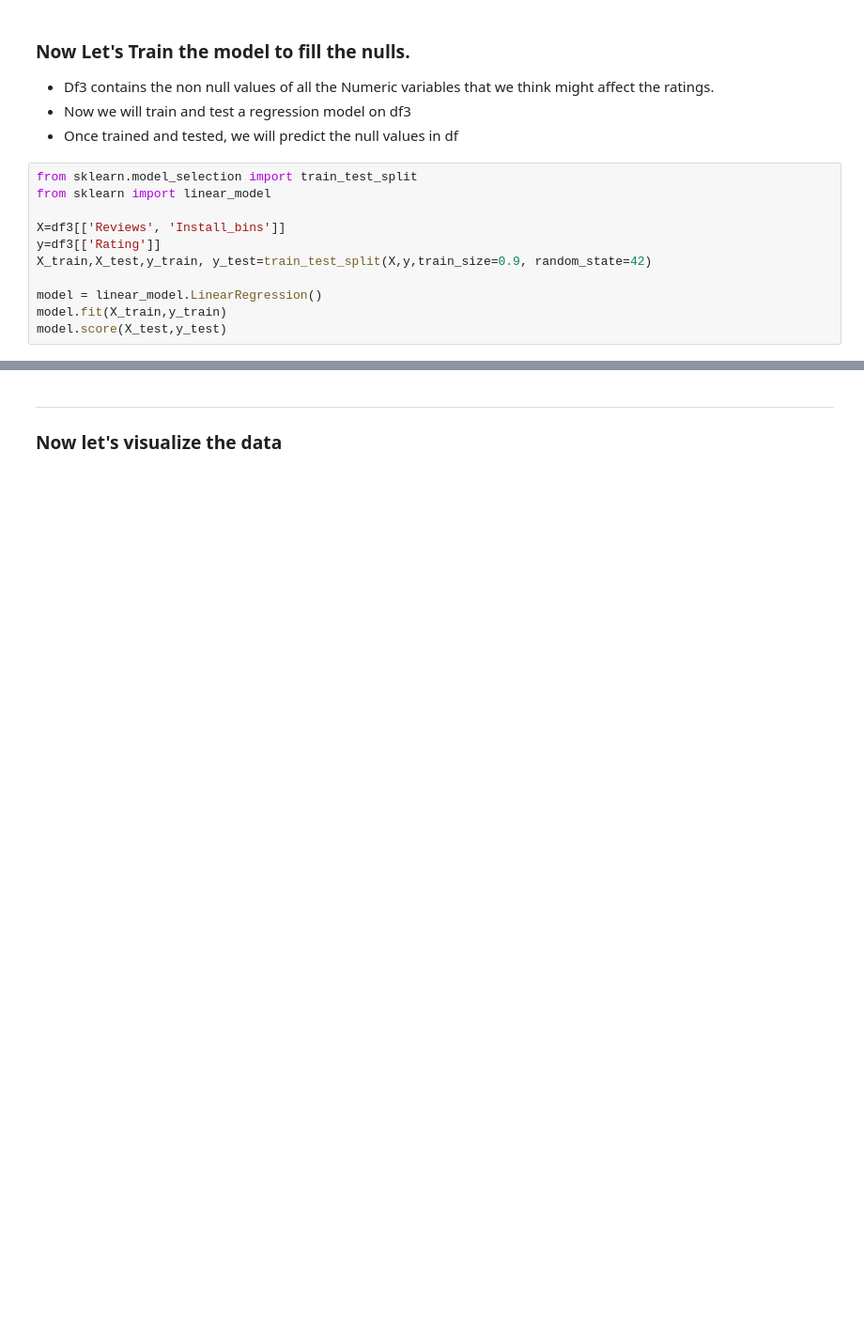
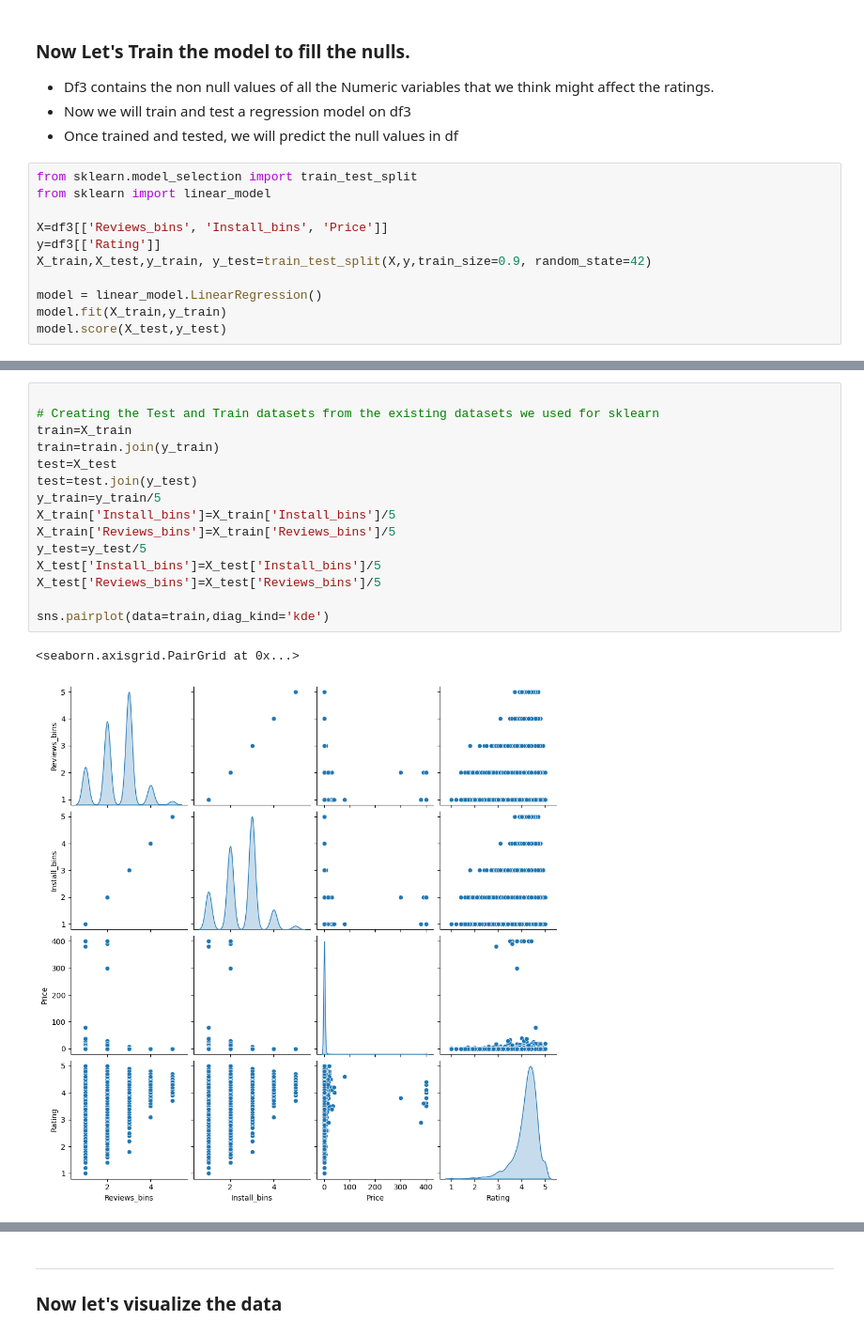
Before and after one commit to snajeebz/GoogleAppStoreDA, a Jupyter notebook: notebook1a804bb997.ipynb, the cells around one changed output, grey strips where cells are left out. Shown at 94% size. Saved outputs shown, nothing was run; the diff lists cells and outputs as text; blank space fills up the shorter version.

```diff
--- a/notebook1a804bb997.ipynb
+++ b/notebook1a804bb997.ipynb
@@ -377,7 +402,7 @@ df3.corr()
 from sklearn.model_selection import train_test_split
 from sklearn import linear_model
 
-X=df3[['Reviews', 'Install_bins']]
+X=df3[['Reviews_bins', 'Install_bins', 'Price']]
 y=df3[['Rating']]
 X_train,X_test,y_train, y_test=train_test_split(X,y,train_size=0.9, random_state=42)
 
@@ -390,0 +423,18 @@ model.score(X_test,y_test)
+# %%
+
+# Creating the Test and Train datasets from the existing datasets we used for sklearn
+train=X_train
+train=train.join(y_train)
+test=X_test
+test=test.join(y_test)
+y_train=y_train/5
+X_train['Install_bins']=X_train['Install_bins']/5
+X_train['Reviews_bins']=X_train['Reviews_bins']/5
+y_test=y_test/5
+X_test['Install_bins']=X_test['Install_bins']/5
+X_test['Reviews_bins']=X_test['Reviews_bins']/5
+
+sns.pairplot(data=train,diag_kind='kde')
+# %% [output]
+<seaborn.axisgrid.PairGrid at 0x...>
+[figure, added]
```
Also changed, not shown: parts of 26 cells of this notebook.
